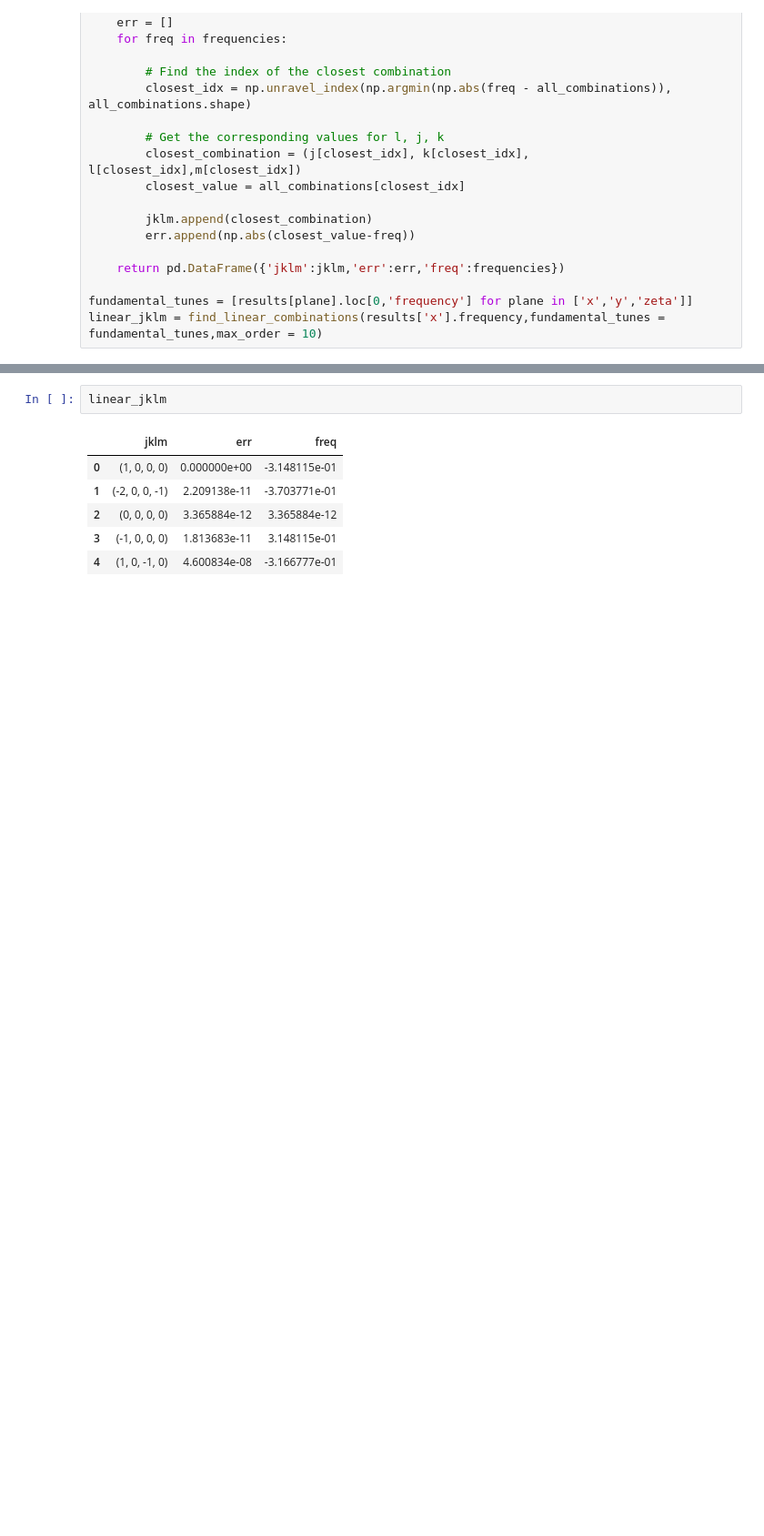
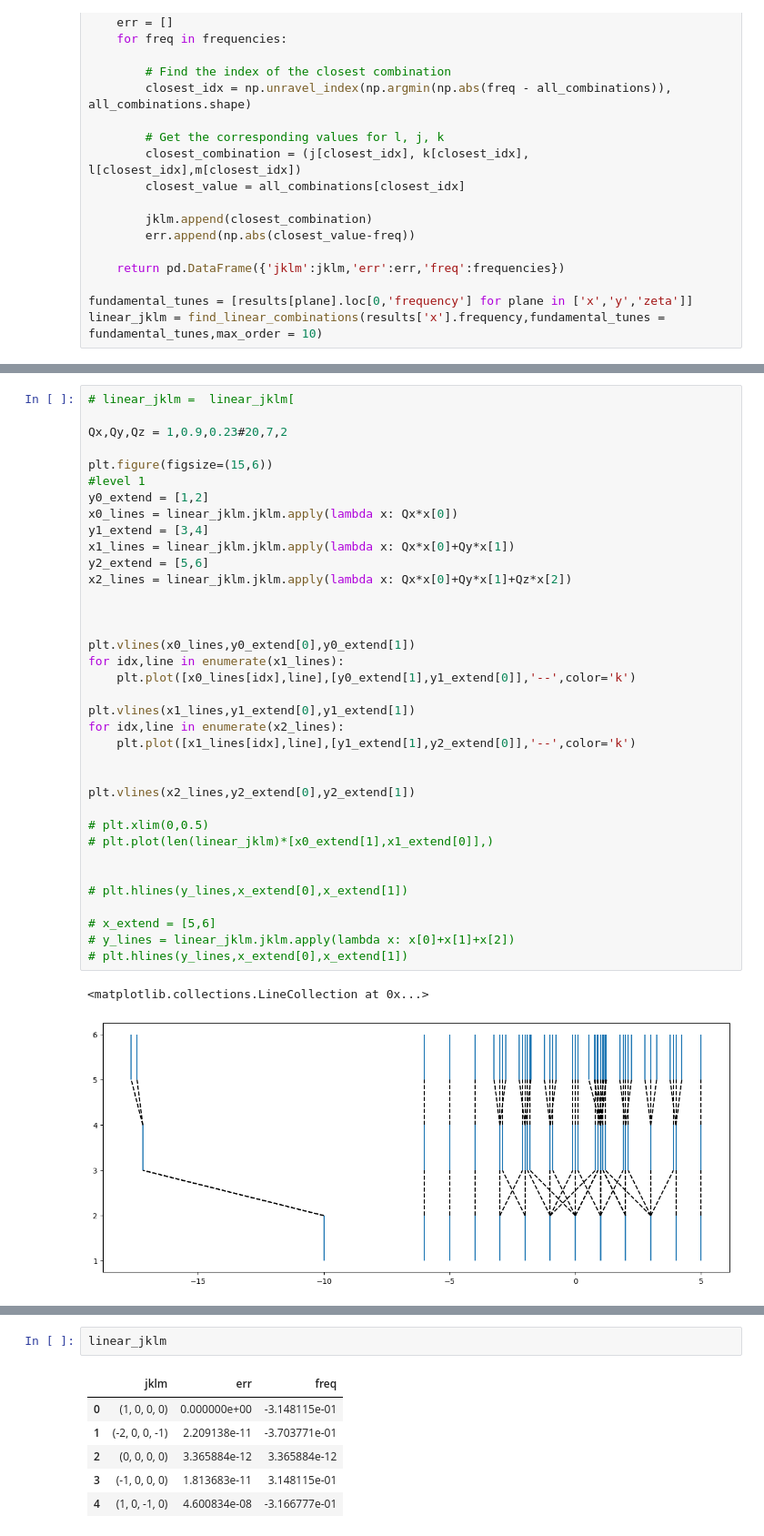
Before and after one commit to pbelange/PySUSSIX, a Jupyter notebook: test_sussix.ipynb, the cells around one changed output, grey strips where cells are left out. Shown at 91% size. Drawn from its saved outputs; the diff is of its cells as text; blank space fills up the shorter version.

```diff
--- a/test_sussix.ipynb
+++ b/test_sussix.ipynb
@@ -376,0 +508,39 @@ NameError: name 'x' is not defined
+# %%
+# linear_jklm =  linear_jklm[
+
+Qx,Qy,Qz = 1,0.9,0.23#20,7,2
+
+plt.figure(figsize=(15,6))
+#level 1
+y0_extend = [1,2]
+x0_lines = linear_jklm.jklm.apply(lambda x: Qx*x[0])
+y1_extend = [3,4]
+x1_lines = linear_jklm.jklm.apply(lambda x: Qx*x[0]+Qy*x[1])
+y2_extend = [5,6]
+x2_lines = linear_jklm.jklm.apply(lambda x: Qx*x[0]+Qy*x[1]+Qz*x[2])
+
+
+
+plt.vlines(x0_lines,y0_extend[0],y0_extend[1])
+for idx,line in enumerate(x1_lines):
+    plt.plot([x0_lines[idx],line],[y0_extend[1],y1_extend[0]],'--',color='k')
+
+plt.vlines(x1_lines,y1_extend[0],y1_extend[1])
+for idx,line in enumerate(x2_lines):
+    plt.plot([x1_lines[idx],line],[y1_extend[1],y2_extend[0]],'--',color='k')
+
+
+plt.vlines(x2_lines,y2_extend[0],y2_extend[1])
+
+# plt.xlim(0,0.5)
+# plt.plot(len(linear_jklm)*[x0_extend[1],x1_extend[0]],)
+
+
+# plt.hlines(y_lines,x_extend[0],x_extend[1])
+
+# x_extend = [5,6]
+# y_lines = linear_jklm.jklm.apply(lambda x: x[0]+x[1]+x[2])
+# plt.hlines(y_lines,x_extend[0],x_extend[1])
+# %% [output]
+<matplotlib.collections.LineCollection at 0x...>
+[figure, added]
```
Also changed, not shown: parts of 41 cells of this notebook, 10 other files.
